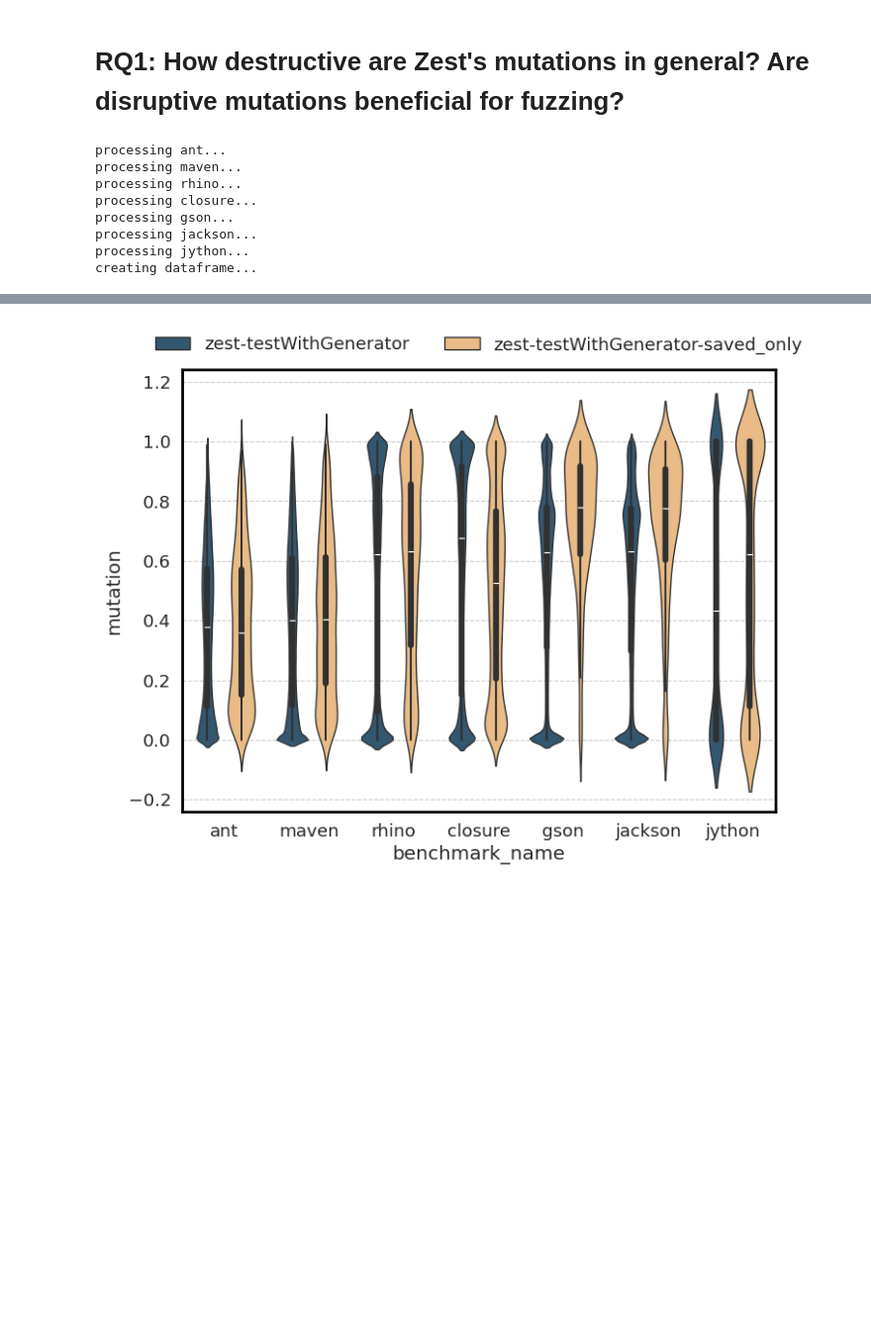
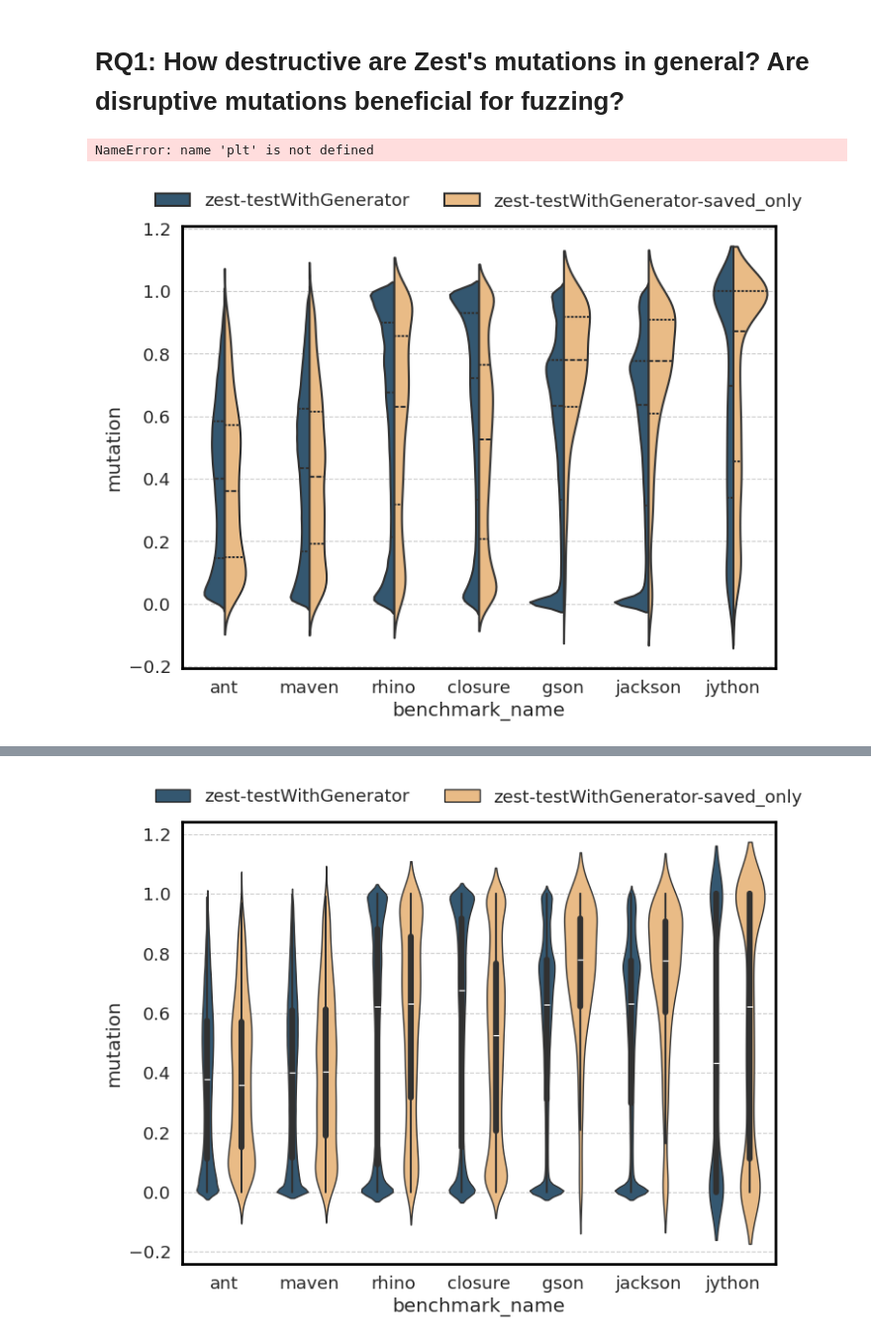
Before and after one commit to aoli-al/JQF-ei, a Jupyter notebook: scripts/experiments/ei/ei-ubc/data_exploration.ipynb, the cells around one changed output, grey strips where cells are left out. Shown at 99% size. Drawn from its saved outputs; the diff is of its cells as text; code cells hidden in the pictures; blank space fills up the shorter version.

Commit message:
Update the figures

```diff
--- a/scripts/experiments/ei/ei-ubc/data_exploration.ipynb
+++ b/scripts/experiments/ei/ei-ubc/data_exploration.ipynb
@@ -16,15 +17,18 @@ The autoreload extension is already loaded. To reload it, use:
 # %% [markdown]
 # RQ1: How destructive are Zest's mutations in general? Are disruptive mutations beneficial for fuzzing?
 # %%
-#process_mutation_data("/data/aoli/results-JQF/ei-m510-mutation/", [False, True], ["testWithGenerator"], ["zest"])
+experiment_name = 'ei-m510-mutation'
+#process_mutation_data('/data/aoli/results-JQF/{}/'.format(experiment_name), [False, True], ["testWithGenerator"], ["zest"])
 # load the df from pickle
 mutation_df = pd.read_pickle('./mutation.pkl')
+mutation_wo_zero_mutation = mutation_df[mutation_df['mutation'] != 0]
-# %% [output]
-processing ant...
-processing maven...
-processing rhino...
-processing closure...
-processing gson...
-processing jackson...
-processing jython...
-creating dataframe...
+# %%
+# plots without zero mutations
+# violin split plot
+tmp_ax = sns.violinplot(x='benchmark_name', y='mutation', hue='algorithm', data=mutation_wo_zero_mutation, split=True, linewidth=1.5,
+               inner="quart")
+sns.move_legend(tmp_ax, "lower center", bbox_to_anchor=(.5, 1), ncol=3, title=None, frameon=False)
+plt.savefig('./figs/{}_violin_split_plot_wo_zero_mutation.png'.format(experiment_name), dpi=300)
+# %% [output]
+NameError: name 'plt' is not defined
+[figure, added]
```
Also changed, not shown: parts of 6 cells of this notebook, 10 other files.
